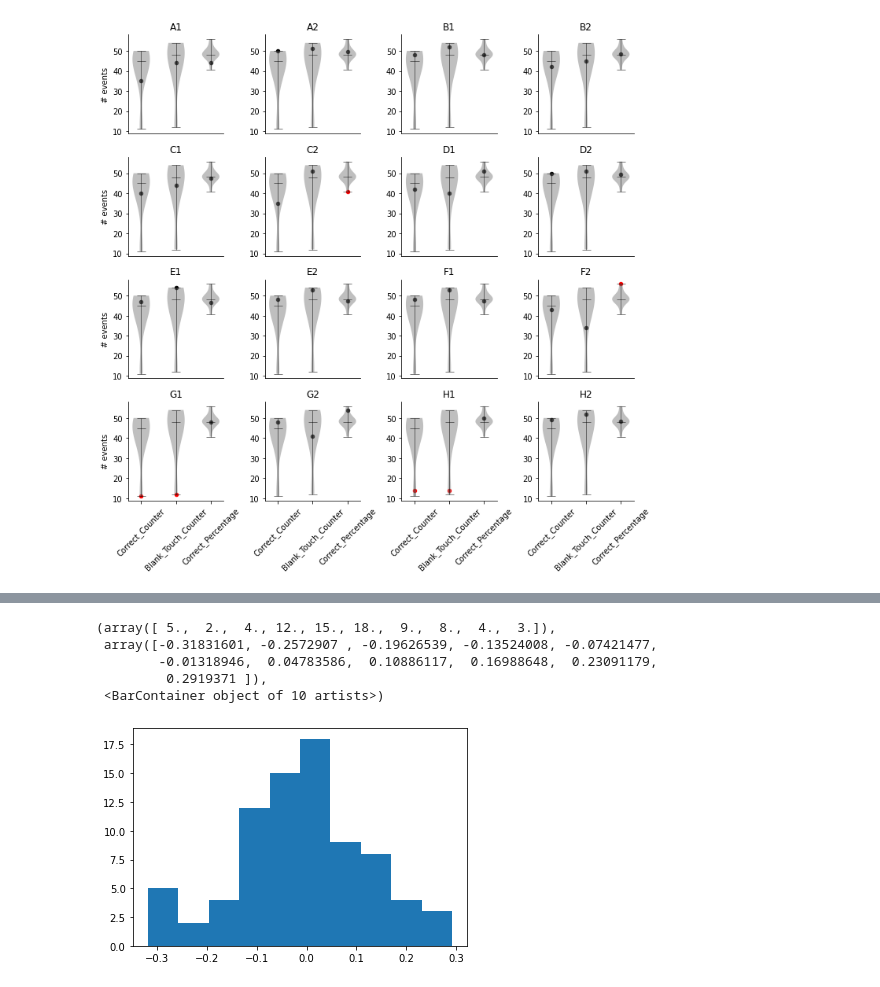
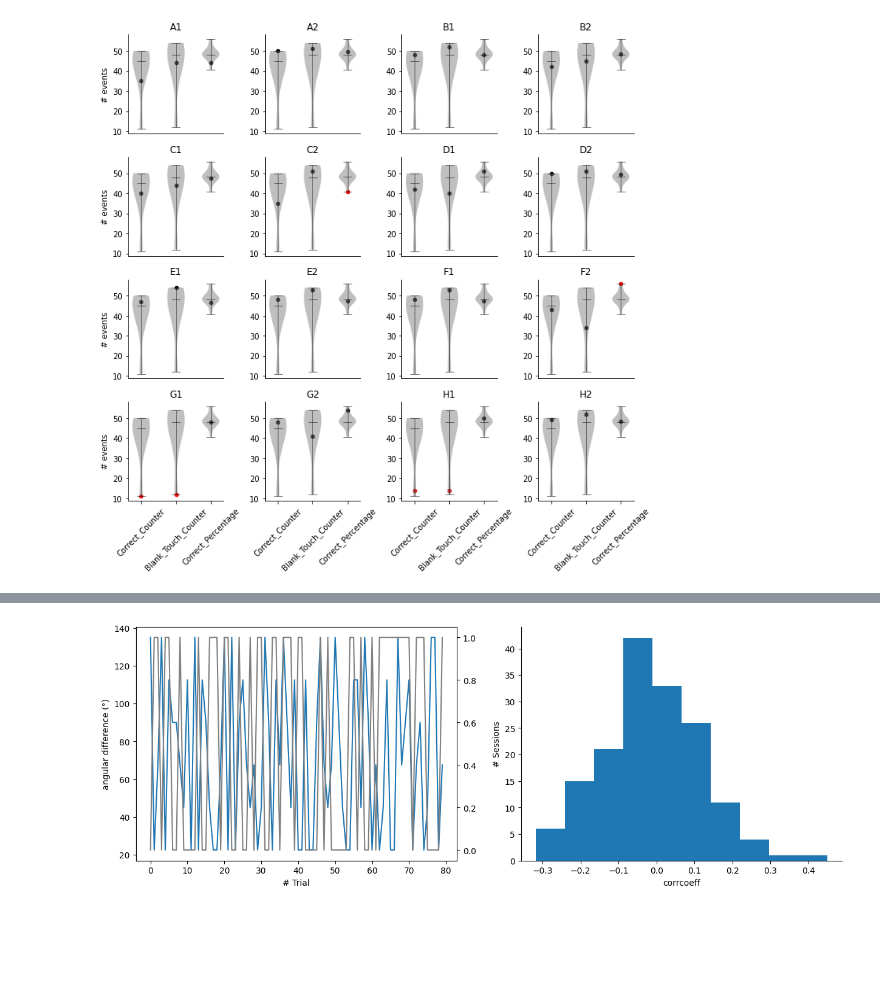
Before and after one commit to yger/equipsy, a Jupyter notebook: results/analysis.ipynb, the cells around one changed output, grey strips where cells are left out. Drawn from its saved outputs; the diff is of its cells as text; code cells hidden in the pictures; blank space fills up the shorter version.

```diff
--- a/results/analysis.ipynb
+++ b/results/analysis.ipynb
@@ -102,6 +97,7 @@ for date in ['05/02/24', '06/02/24', '07/02/24', '08/02/24', '09/02/24']:
 all_reaction_times = []
 all_perfs = []
 all_corrcoeffs = []
+all_types = []
 for type in ['Theta 1', 'Theta 2']:
     a = group_experiments.get_experiments_per_types(type)
     for e in a.experiments:
@@ -109,13 +105,7 @@ for type in ['Theta 1', 'Theta 2']:
         all_corrcoeffs += [np.corrcoef(tmp, e.get_responses())[0, 1]]
         all_reaction_times += [tmp.mean()]
         all_perfs += [e.stats['Correct_Percentage']]
-all_reaction_times = np.array(all_reaction_times)
-all_perfs = np.array(all_perfs)
-
-plt.xlabel('reaction time (s)')
-plt.ylabel('Performances')
-from scipy import stats
-res = stats.linregress(all_reaction_times, all_perfs)
-plt.plot(all_reaction_times, all_perfs, 'o', label='original data')
-plt.plot(all_reaction_times, res.intercept + res.slope*all_reaction_times, 'r', label='fitted line')
-print(f"R-squared: {res.rvalue**2:.6f}")
+        if e.type == 'Theta 1':
+            all_types += [1]
+        else:
+            all_types += [2]
@@ -135,7 +145,7 @@ plt.hist(all_corrcoeffs, 10)
 # Get initial weights
 all_angular_differences = []
 all_perfs = []
-all_corrcoeffs = []
+all_corrcoeffs_2 = []
 for type in ['Theta 1', 'Theta 2']:
     a = group_experiments.get_experiments_per_types(type)
     for e in a.experiments:
@@ -162,9 +172,31 @@ R-squared: 0.023923
 # %%
-plt.hist(all_corrcoeffs, 10)
+all_reaction_times = np.array(all_reaction_times)
+all_perfs = np.array(all_perfs)
+all_types = np.array(all_types)
+
+fix, axes = plt.subplots(ncols=2, nrows=1, figsize=(15, 5))
+
+tmp = np.array(e.get_angular_differences())
+
+axes[0].set_ylabel('angular difference (°)')
+axes[0].set_xlabel('# Trial')
+#axes[0].plot(tmp, e.get_responses(), '.')
+
+# axes[1].set_xlabel('reaction time (s)')
+# axes[1].set_ylabel('Performances')
+from scipy import stats
+res = stats.linregress(tmp, e.get_responses())
+axes[0].plot(tmp)
+ax2 = axes[0].twinx()
+ax2.plot(e.get_responses(), c='0.5')
+#axes[0].plot(tmp, res.intercept + res.slope*tmp, 'r', label='fitted line')
+# print(f"R-squared: {res.rvalue**2:.6f}")
+axes[1].hist(all_corrcoeffs, 10)
+axes[1].set_xlabel('corrcoeff')
+axes[1].set_ylabel('# Sessions')
+from plotting import _simpleaxis
+_simpleaxis(axes[1])
+_simpleaxis(axes[0])
+plt.savefig('angle_vs_time.png')
 # %% [output]
-(array([ 5.,  2.,  4., 12., 15., 18.,  9.,  8.,  4.,  3.]),
- array([-0.31831601, -0.2572907 , -0.19626539, -0.13524008, -0.07421477,
-        -0.01318946,  0.04783586,  0.10886117,  0.16988648,  0.23091179,
-         0.2919371 ]),
- <BarContainer object of 10 artists>)
-[figure, old version]
+[figure, new version]
```
Also changed, not shown: parts of 8 cells of this notebook.
